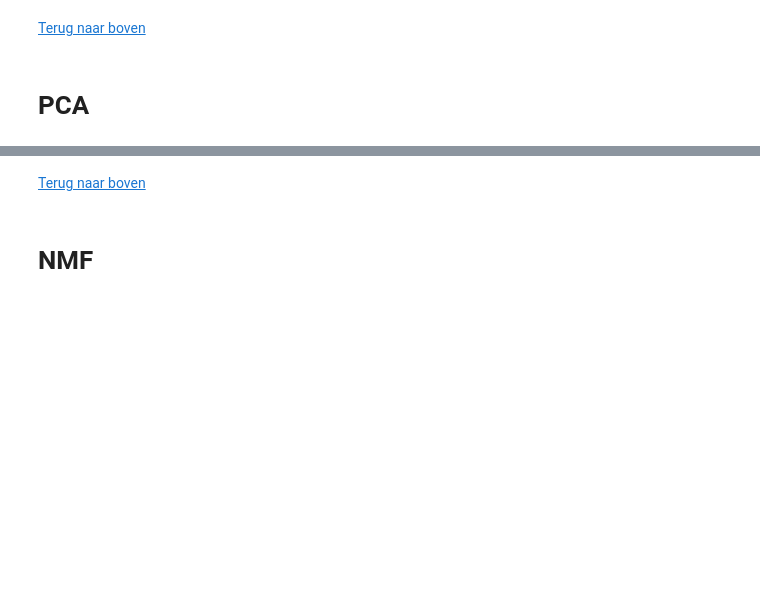
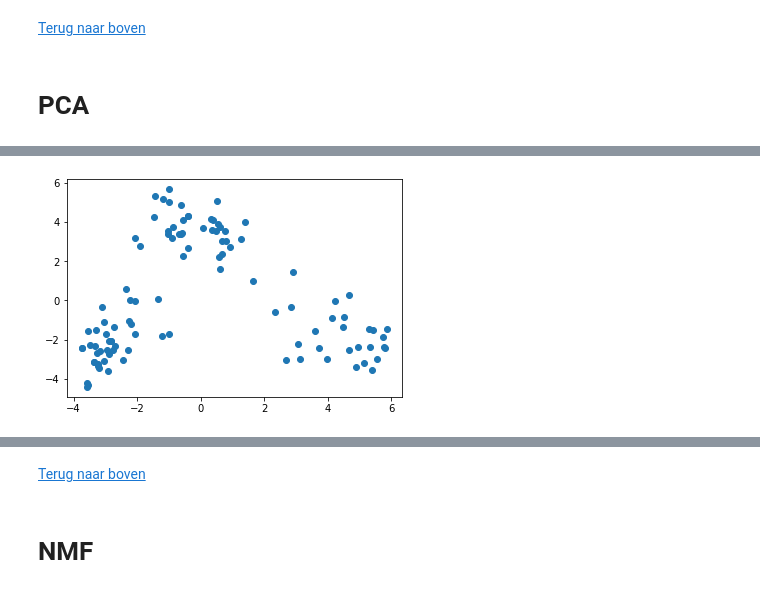
Before and after one commit to BJHeemskerk/MachineLearning, a Jupyter notebook: Muziek/Opdracht 3.ipynb, the cells around one changed output, grey strips where cells are left out. Saved outputs shown, nothing was run; the diff lists cells and outputs as text; code cells hidden in the pictures; blank space fills up the shorter version.

```diff
--- a/Muziek/Opdracht 3.ipynb
+++ b/Muziek/Opdracht 3.ipynb
@@ -1710,0 +1720,7 @@ plt.scatter(PC[:,0], PC[:,1])
+# %%
+xs = transformed[:,0]
+ys = transformed[:,1]
+plt.scatter(xs, ys)
+plt.show()
+# %% [output]
+[figure, added]
```
Also changed, not shown: parts of 57 cells of this notebook.
